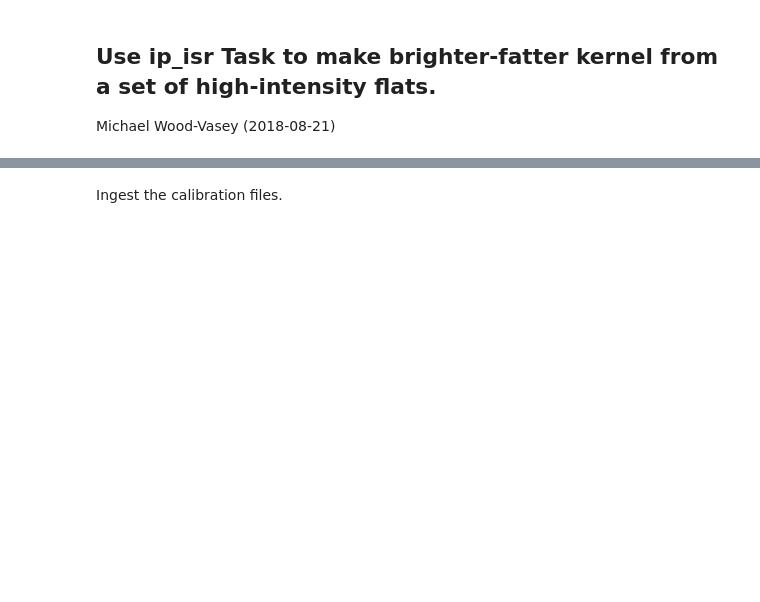
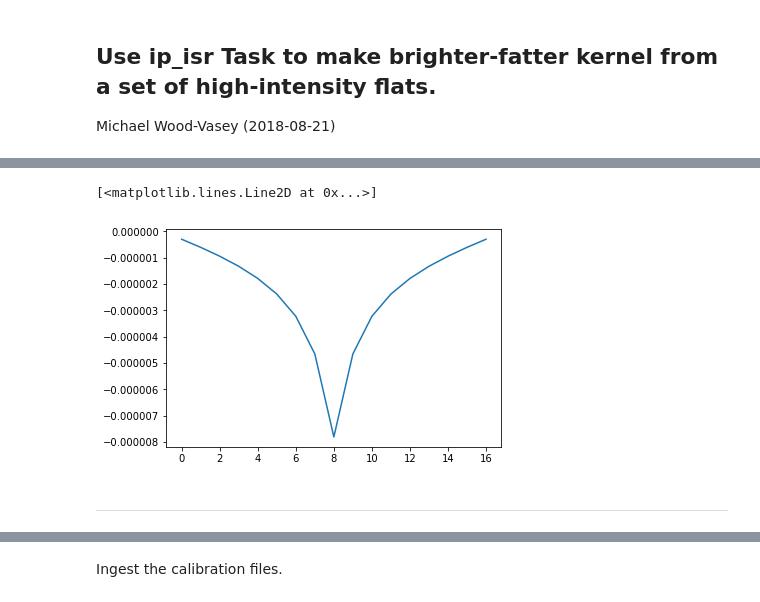
Before and after one commit to LSSTDESC/DC2-production, a Jupyter notebook: Notebooks/make_brighter_fatter_kernel.ipynb, the cells around one changed output, grey strips where cells are left out. Saved outputs shown, nothing was run; the diff lists cells and outputs as text; code cells hidden in the pictures; blank space fills up the shorter version.

```diff
--- a/Notebooks/make_brighter_fatter_kernel.ipynb
+++ b/Notebooks/make_brighter_fatter_kernel.ipynb
@@ -31,0 +158,7 @@ from lsst.pipe.tasks.ingest import IngestTask
+# %%
+plt.plot(bf_kernel[94][:,8])
+# %% [output]
+[<matplotlib.lines.Line2D at 0x...>]
+[figure, added]
+# %% [markdown]
+------
```
Also changed, not shown: parts of 22 cells of this notebook.
